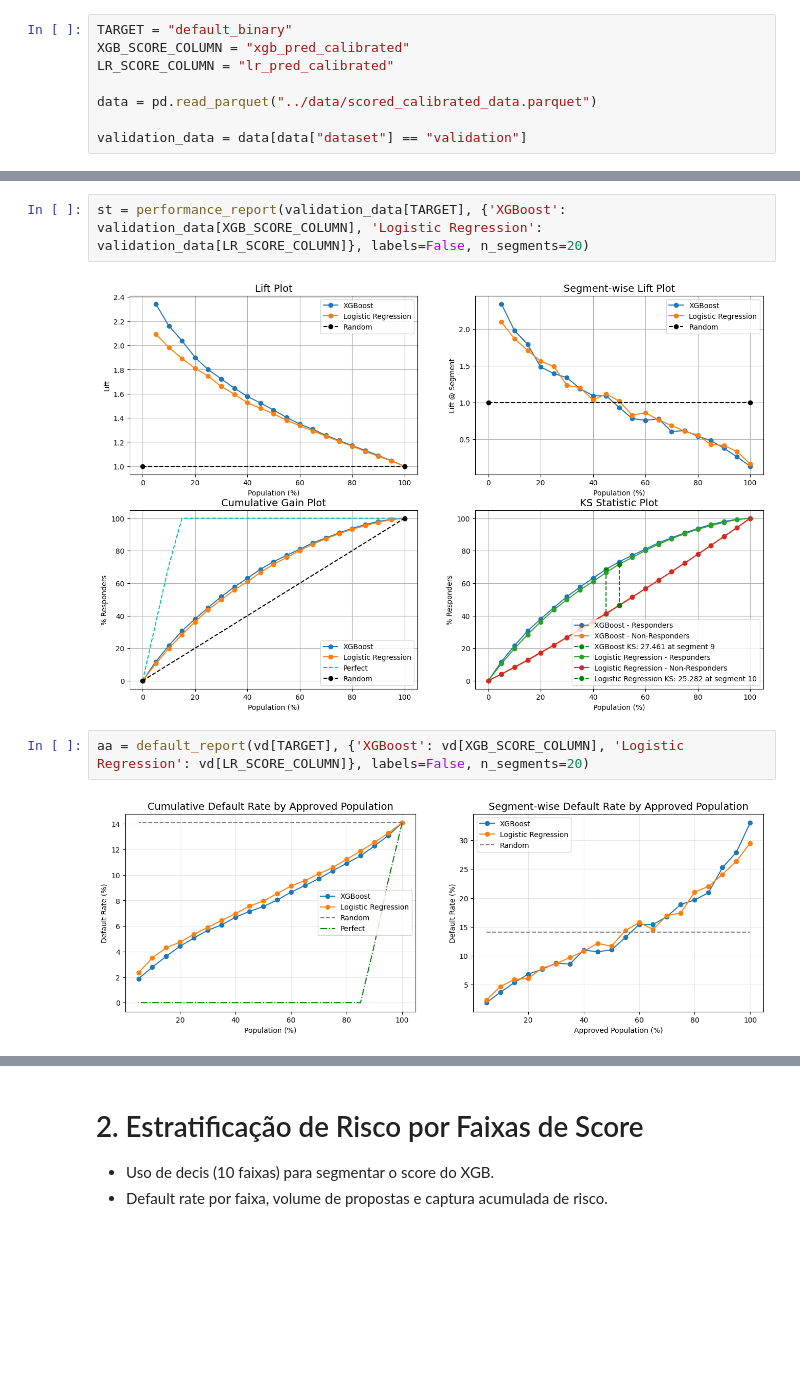
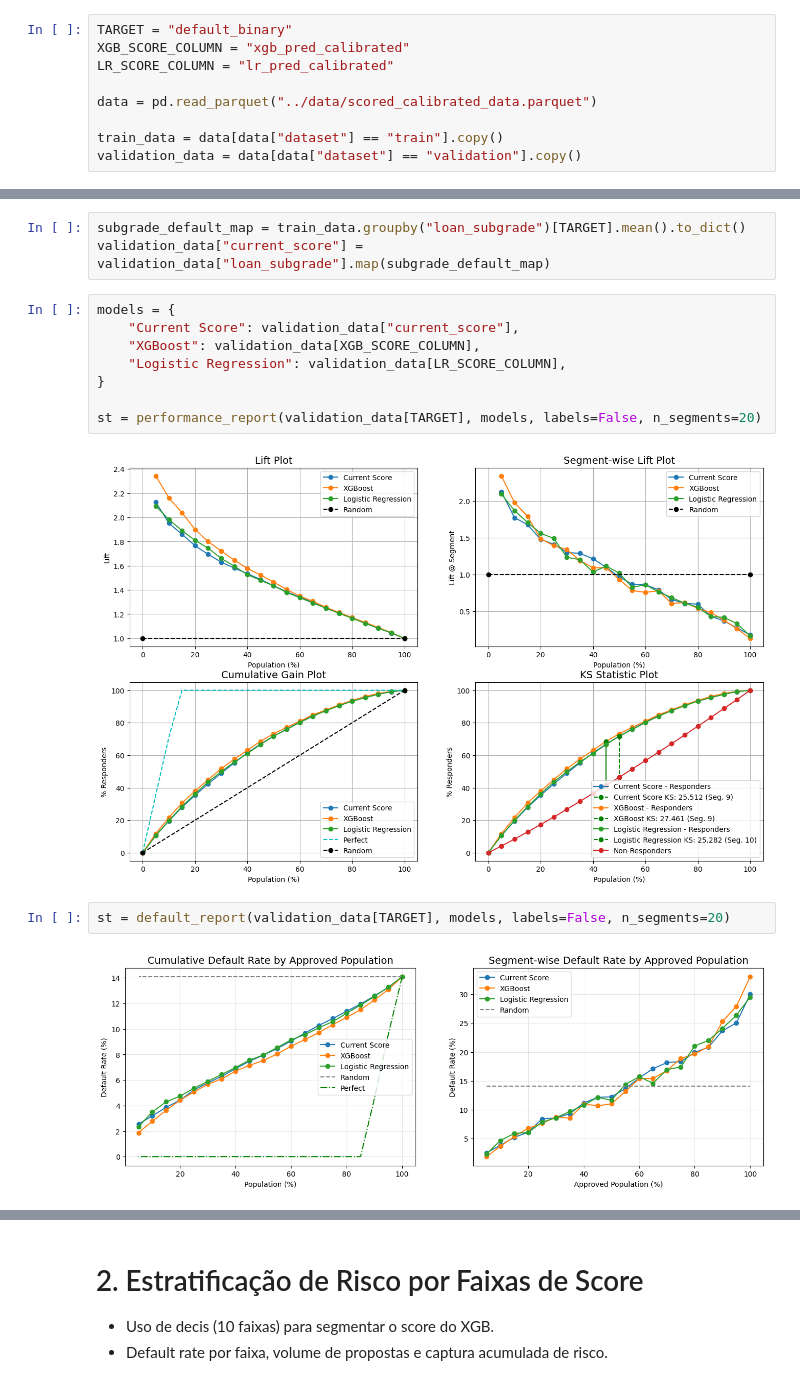
Before and after one commit to imonteiroyh/LoanCreditRisk, a Jupyter notebook: notebooks/05_policy.ipynb, the cells around one changed output, grey strips where cells are left out. Drawn from its saved outputs; the diff is of its cells as text; blank space fills up the shorter version.

```diff
--- a/notebooks/05_policy.ipynb
+++ b/notebooks/05_policy.ipynb
@@ -21,4 +21,5 @@ LR_SCORE_COLUMN = "lr_pred_calibrated"
 
 data = pd.read_parquet("../data/scored_calibrated_data.parquet")
 
-validation_data = data[data["dataset"] == "validation"]
+train_data = data[data["dataset"] == "train"].copy()
+validation_data = data[data["dataset"] == "validation"].copy()
@@ -63,8 +102,17 @@ As a next step, we can explicitly connect this inferred policy structure to mode
+# %%
+subgrade_default_map = train_data.groupby("loan_subgrade")[TARGET].mean().to_dict()
+validation_data["current_score"] = validation_data["loan_subgrade"].map(subgrade_default_map)
 # %%
-st = performance_report(validation_data[TARGET], {'XGBoost': validation_data[XGB_SCORE_COLUMN], 'Logistic Regression': validation_data[LR_SCORE_COLUMN]}, labels=False, n_segments=20)
+models = {
+    "Current Score": validation_data["current_score"],
+    "XGBoost": validation_data[XGB_SCORE_COLUMN],
+    "Logistic Regression": validation_data[LR_SCORE_COLUMN],
+}
+
+st = performance_report(validation_data[TARGET], models, labels=False, n_segments=20)
 # %% [output]
-[figure, old version]
+[figure, new version]
 # %%
-aa = default_report(vd[TARGET], {'XGBoost': vd[XGB_SCORE_COLUMN], 'Logistic Regression': vd[LR_SCORE_COLUMN]}, labels=False, n_segments=20)
+st = default_report(validation_data[TARGET], models, labels=False, n_segments=20)
 # %% [output]
-[figure, old version]
+[figure, new version]
```
Also changed, not shown: parts of 40 cells of this notebook.
